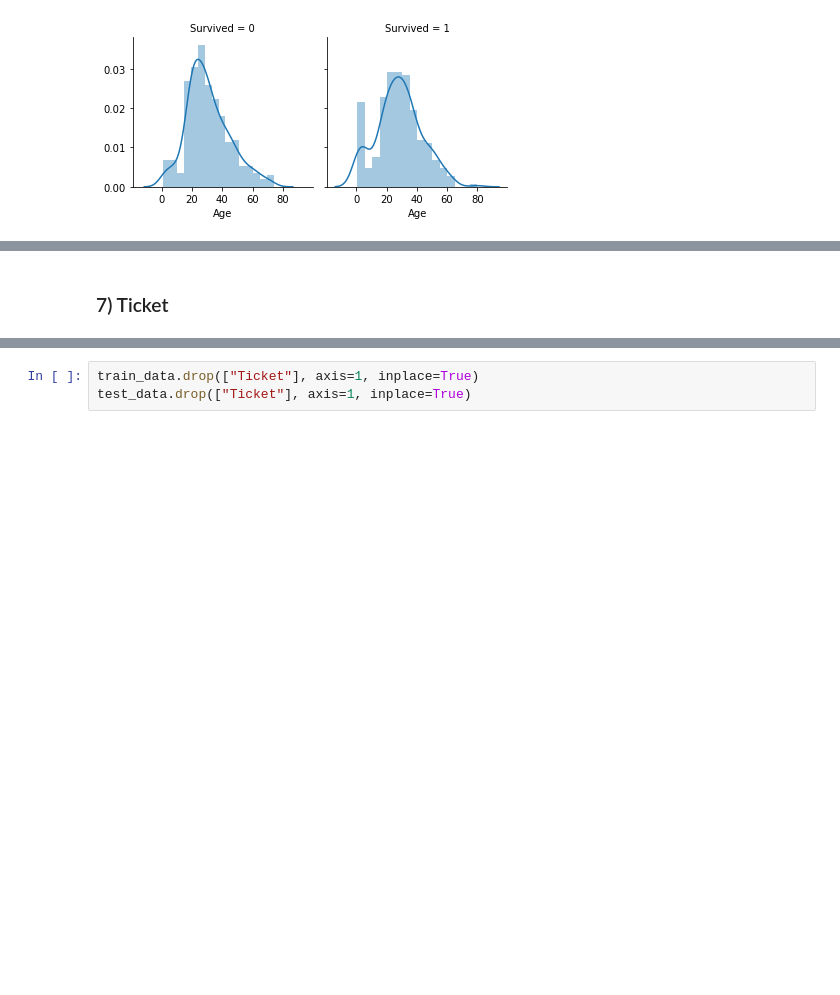
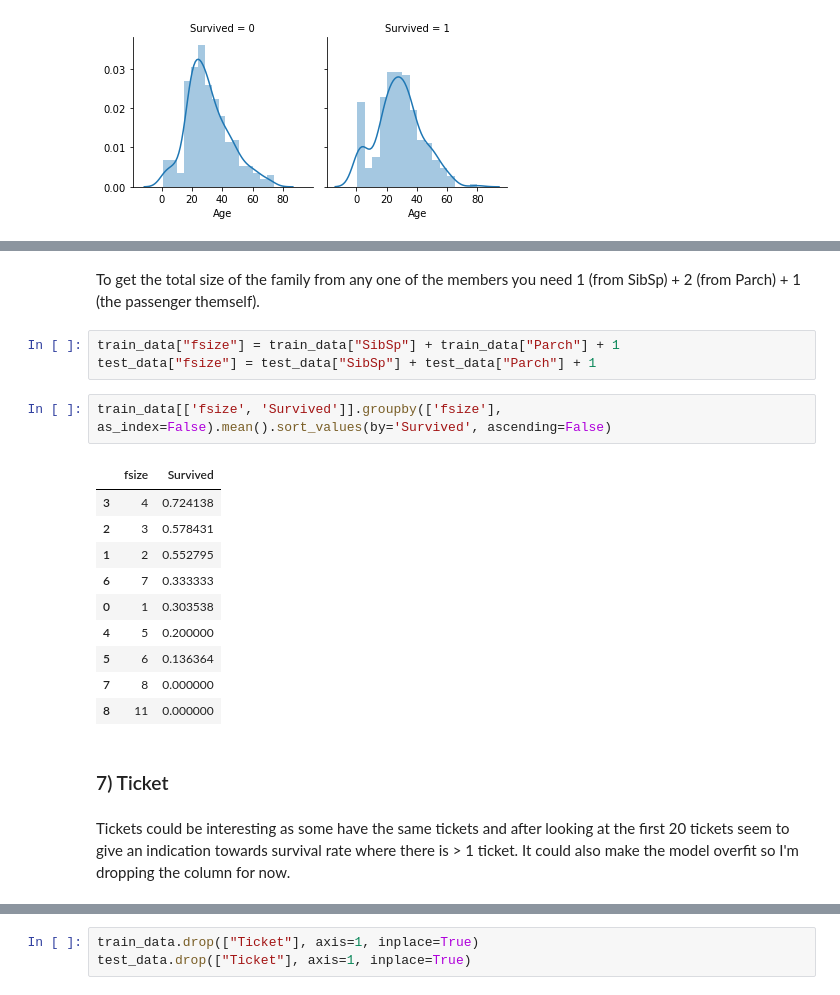
Before and after one commit to malte-n/Data-Science-Portfolio, a Jupyter notebook: titanic_kaggle_comp/titanic_classification_problem.ipynb, the cells around one changed output, grey strips where cells are left out. Cells and saved outputs as stored; diff of their text form; blank space fills up the shorter version.

```diff
--- a/titanic_kaggle_comp/titanic_classification_problem.ipynb
+++ b/titanic_kaggle_comp/titanic_classification_problem.ipynb
@@ -230,2 +254,22 @@ g = g.map(sns.distplot, "Age")
+# %% [markdown]
+To get the total size of the family from any one of the members you need 1 (from SibSp) + 2 (from Parch) + 1 (the passenger themself).
+# %%
+train_data["fsize"] = train_data["SibSp"] + train_data["Parch"] + 1
+test_data["fsize"] = test_data["SibSp"] + test_data["Parch"] + 1
+# %%
+train_data[['fsize', 'Survived']].groupby(['fsize'], as_index=False).mean().sort_values(by='Survived', ascending=False)
+# %% [output]
+|  | fsize | Survived |
+| 3 | 4 | 0.724138 |
+| 2 | 3 | 0.578431 |
+| 1 | 2 | 0.552795 |
+| 6 | 7 | 0.333333 |
+| 0 | 1 | 0.303538 |
+| 4 | 5 | 0.200000 |
+| 5 | 6 | 0.136364 |
+| 7 | 8 | 0.000000 |
+| 8 | 11 | 0.000000 |
 # %% [markdown]
 ### 7) Ticket
+# %% [markdown]
+Tickets could be interesting as some have the same tickets and after looking at the first 20 tickets seem to give an indication towards survival rate where there is > 1 ticket. It could also make the model overfit so I'm dropping the column for now.
```
Also changed, not shown: parts of 16 cells of this notebook.
